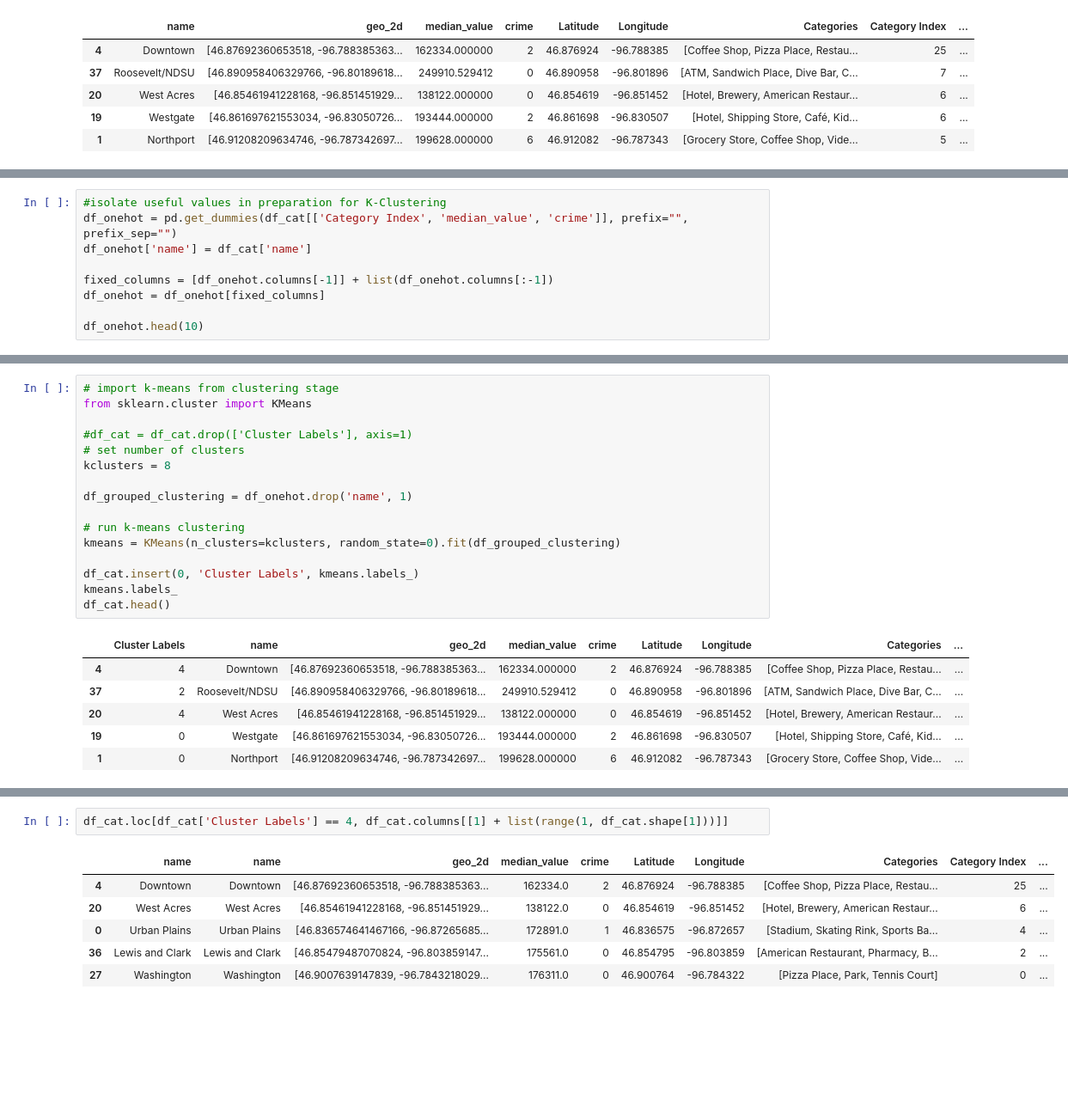
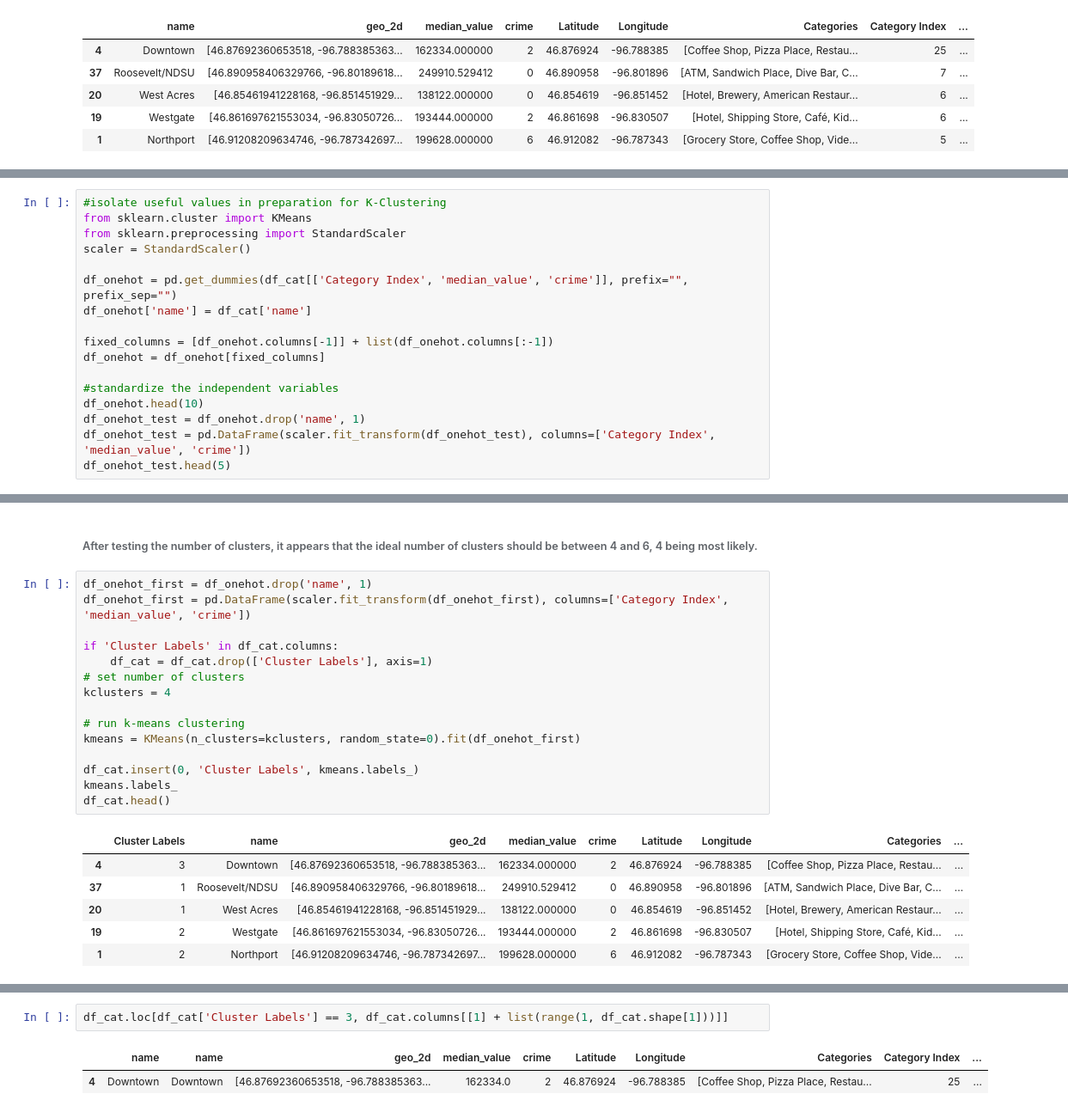
Before and after one commit to ToccataN/Cousera_MLCapstone, a Jupyter notebook: Visualize_FARGO_ND.ipynb, the cells around one changed output, grey strips where cells are left out. Shown at 86% size. Drawn from its saved outputs; the diff is of its cells as text; blank space fills up the shorter version.

```diff
--- a/Visualize_FARGO_ND.ipynb
+++ b/Visualize_FARGO_ND.ipynb
@@ -517,11 +517,19 @@ map_fargo_cat
 [interactive output not drawn]
 # %%
 #isolate useful values in preparation for K-Clustering
+from sklearn.cluster import KMeans
+from sklearn.preprocessing import StandardScaler
+scaler = StandardScaler()
+
 df_onehot = pd.get_dummies(df_cat[['Category Index', 'median_value', 'crime']], prefix="", prefix_sep="")
 df_onehot['name'] = df_cat['name']
 
 fixed_columns = [df_onehot.columns[-1]] + list(df_onehot.columns[:-1])
 df_onehot = df_onehot[fixed_columns]
 
+#standardize the independent variables
 df_onehot.head(10)
+df_onehot_test = df_onehot.drop('name', 1)
+df_onehot_test = pd.DataFrame(scaler.fit_transform(df_onehot_test), columns=['Category Index', 'median_value', 'crime'])
+df_onehot_test.head(5)
 # %% [output]
@@ -539,26 +561,27 @@ df_onehot.head(10)
+# %% [markdown]
+###### After testing the number of clusters, it appears that the ideal number of clusters should be between 4 and 6, 4 being most likely.
 # %%
-# import k-means from clustering stage
-from sklearn.cluster import KMeans
+df_onehot_first = df_onehot.drop('name', 1)
+df_onehot_first = pd.DataFrame(scaler.fit_transform(df_onehot_first), columns=['Category Index', 'median_value', 'crime'])
 
-#df_cat = df_cat.drop(['Cluster Labels'], axis=1)
+if 'Cluster Labels' in df_cat.columns:
+    df_cat = df_cat.drop(['Cluster Labels'], axis=1)
 # set number of clusters
-kclusters = 8
-
-df_grouped_clustering = df_onehot.drop('name', 1)
+kclusters = 4
 
 # run k-means clustering
-kmeans = KMeans(n_clusters=kclusters, random_state=0).fit(df_grouped_clustering)
+kmeans = KMeans(n_clusters=kclusters, random_state=0).fit(df_onehot_first)
 
 df_cat.insert(0, 'Cluster Labels', kmeans.labels_)
 kmeans.labels_
 df_cat.head()
 # %% [output]
 |  | Cluster Labels | name | geo_2d | median_value | crime | Latitude | Longitude | Categories | ... |
-| 4 | 4 | Downtown | [46.87692360653518, -96.788385363... | 162334.000000 | 2 | 46.876924 | -96.788385 | [Coffee Shop, Pizza Place, Restau... | ... |
-| 37 | 2 | Roosevelt/NDSU | [46.890958406329766, -96.80189618... | 249910.529412 | 0 | 46.890958 | -96.801896 | [ATM, Sandwich Place, Dive Bar, C... | ... |
-| 20 | 4 | West Acres | [46.85461941228168, -96.851451929... | 138122.000000 | 0 | 46.854619 | -96.851452 | [Hotel, Brewery, American Restaur... | ... |
-| 19 | 0 | Westgate | [46.861697621553034, -96.83050726... | 193444.000000 | 2 | 46.861698 | -96.830507 | [Hotel, Shipping Store, Café, Kid... | ... |
-| 1 | 0 | Northport | [46.91208209634746, -96.787342697... | 199628.000000 | 6 | 46.912082 | -96.787343 | [Grocery Store, Coffee Shop, Vide... | ... |
+| 4 | 3 | Downtown | [46.87692360653518, -96.788385363... | 162334.000000 | 2 | 46.876924 | -96.788385 | [Coffee Shop, Pizza Place, Restau... | ... |
+| 37 | 1 | Roosevelt/NDSU | [46.890958406329766, -96.80189618... | 249910.529412 | 0 | 46.890958 | -96.801896 | [ATM, Sandwich Place, Dive Bar, C... | ... |
+| 20 | 1 | West Acres | [46.85461941228168, -96.851451929... | 138122.000000 | 0 | 46.854619 | -96.851452 | [Hotel, Brewery, American Restaur... | ... |
+| 19 | 2 | Westgate | [46.861697621553034, -96.83050726... | 193444.000000 | 2 | 46.861698 | -96.830507 | [Hotel, Shipping Store, Café, Kid... | ... |
+| 1 | 2 | Northport | [46.91208209634746, -96.787342697... | 199628.000000 | 6 | 46.912082 | -96.787343 | [Grocery Store, Coffee Shop, Vide... | ... |
 # %%
 # create map
 map_clusters = folium.Map(location=[latitude, longitude], zoom_start=11)
@@ -586,11 +609,7 @@ map_clusters
 # %% [output]
 [interactive output not drawn]
 # %%
-df_cat.loc[df_cat['Cluster Labels'] == 4, df_cat.columns[[1] + list(range(1, df_cat.shape[1]))]]
+df_cat.loc[df_cat['Cluster Labels'] == 3, df_cat.columns[[1] + list(range(1, df_cat.shape[1]))]]
 # %% [output]
 |  | name | name | geo_2d | median_value | crime | Latitude | Longitude | Categories | Category Index | ... |
 | 4 | Downtown | Downtown | [46.87692360653518, -96.788385363... | 162334.0 | 2 | 46.876924 | -96.788385 | [Coffee Shop, Pizza Place, Restau... | 25 | ... |
-| 20 | West Acres | West Acres | [46.85461941228168, -96.851451929... | 138122.0 | 0 | 46.854619 | -96.851452 | [Hotel, Brewery, American Restaur... | 6 | ... |
-| 0 | Urban Plains | Urban Plains | [46.836574641467166, -96.87265685... | 172891.0 | 1 | 46.836575 | -96.872657 | [Stadium, Skating Rink, Sports Ba... | 4 | ... |
-| 36 | Lewis and Clark | Lewis and Clark | [46.85479487070824, -96.803859147... | 175561.0 | 0 | 46.854795 | -96.803859 | [American Restaurant, Pharmacy, B... | 2 | ... |
-| 27 | Washington | Washington | [46.9007639147839, -96.7843218029... | 176311.0 | 0 | 46.900764 | -96.784322 | [Pizza Place, Park, Tennis Court] | 0 | ... |
```
Also changed, not shown: parts of 14 cells of this notebook.
